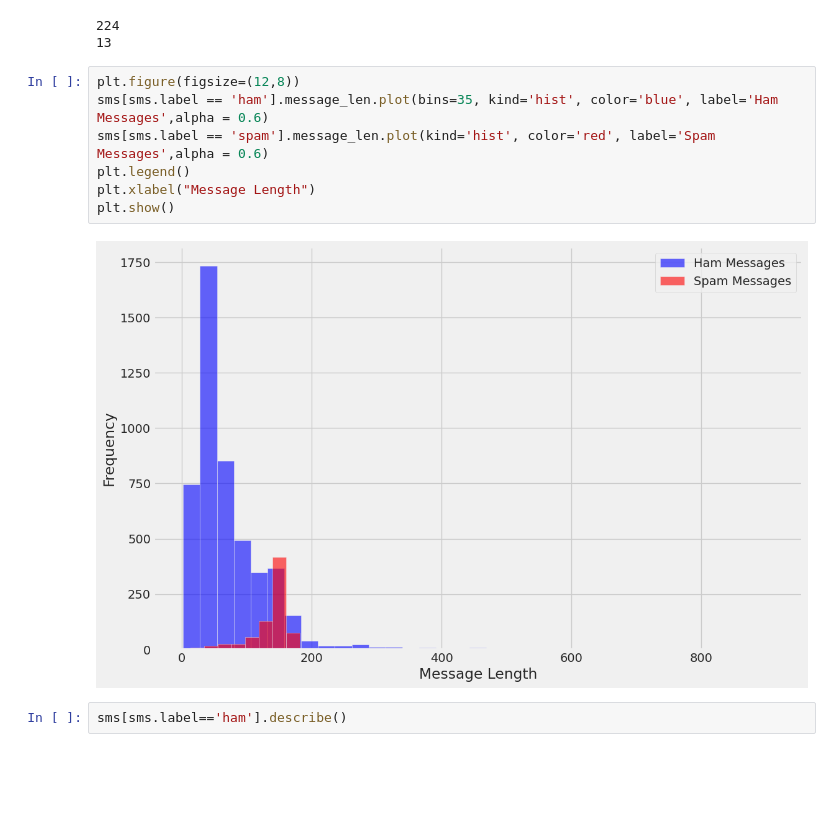
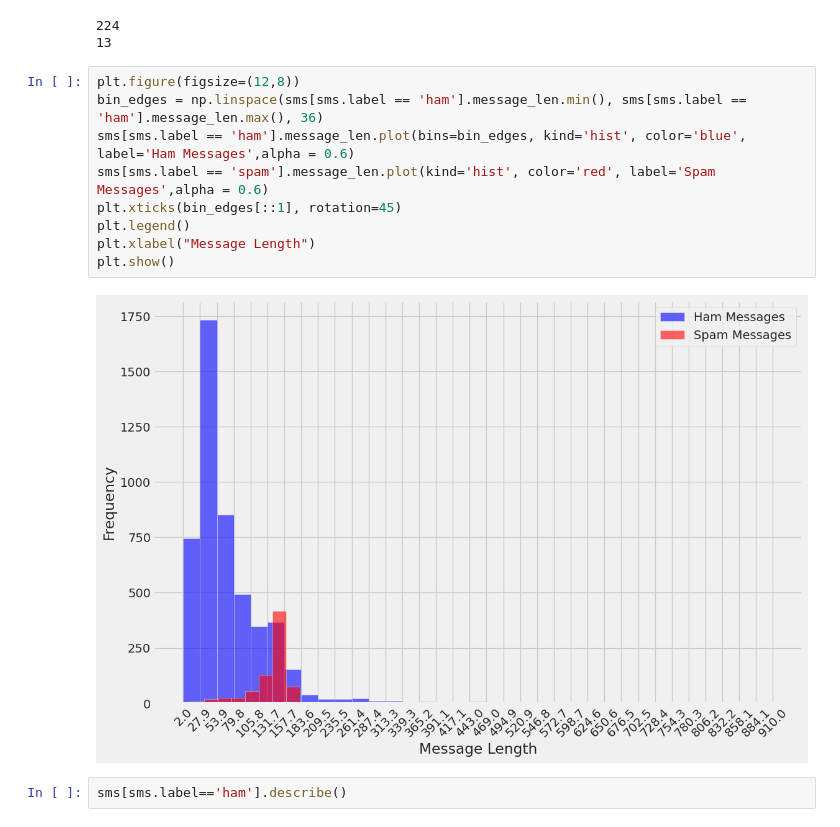
Before and after one commit to polachandu/SMS-Spam-Classification, a Jupyter notebook: sms-spam-classification.ipynb, the cells around one changed output. Cells and saved outputs as stored; diff of their text form; blank space fills up the shorter version.

```diff
--- a/sms-spam-classification.ipynb
+++ b/sms-spam-classification.ipynb
@@ -165,13 +165,15 @@ print(sms[sms.label == 'spam'].message_len.min())
 13
 # %%
 plt.figure(figsize=(12,8))
-sms[sms.label == 'ham'].message_len.plot(bins=35, kind='hist', color='blue', label='Ham Messages',alpha = 0.6)
+bin_edges = np.linspace(sms[sms.label == 'ham'].message_len.min(), sms[sms.label == 'ham'].message_len.max(), 36)
+sms[sms.label == 'ham'].message_len.plot(bins=bin_edges, kind='hist', color='blue', label='Ham Messages',alpha = 0.6)
 sms[sms.label == 'spam'].message_len.plot(kind='hist', color='red', label='Spam Messages',alpha = 0.6)
+plt.xticks(bin_edges[::1], rotation=45)
 plt.legend()
 plt.xlabel("Message Length")
 plt.show()
 # %% [output]
-[figure, old version]
+[figure, new version]
 # %%
 sms[sms.label=='ham'].describe()
 # %% [output]
```
Also changed, not shown: parts of 1 cell of this notebook.
